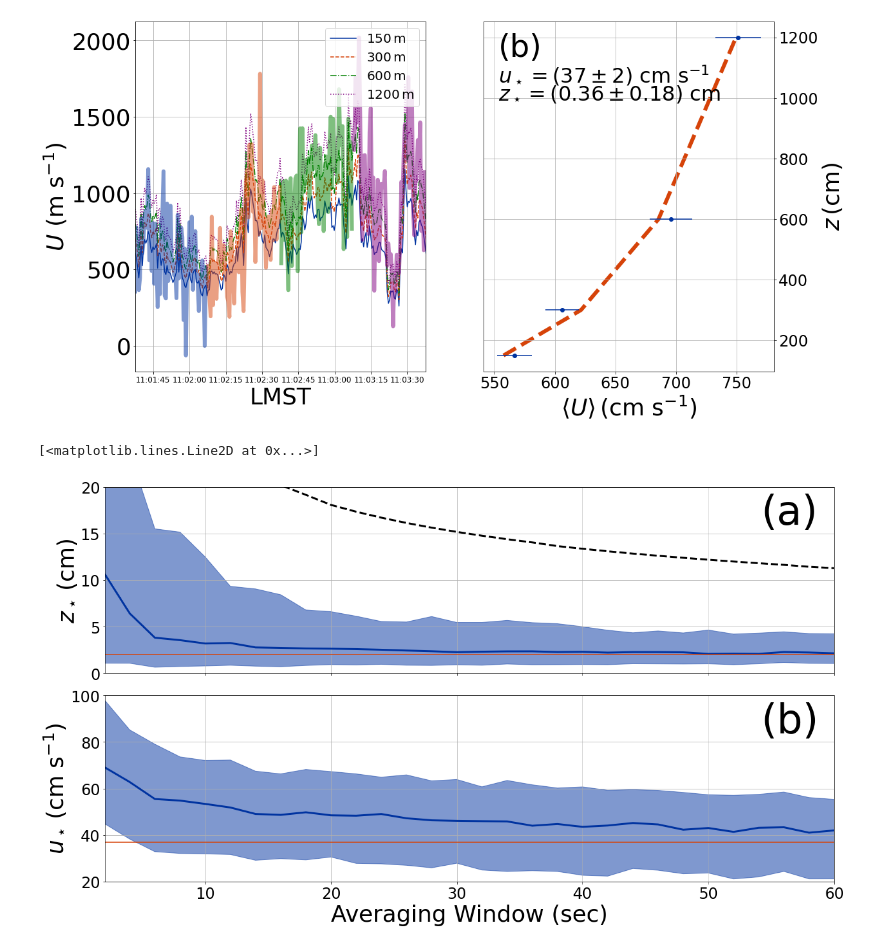
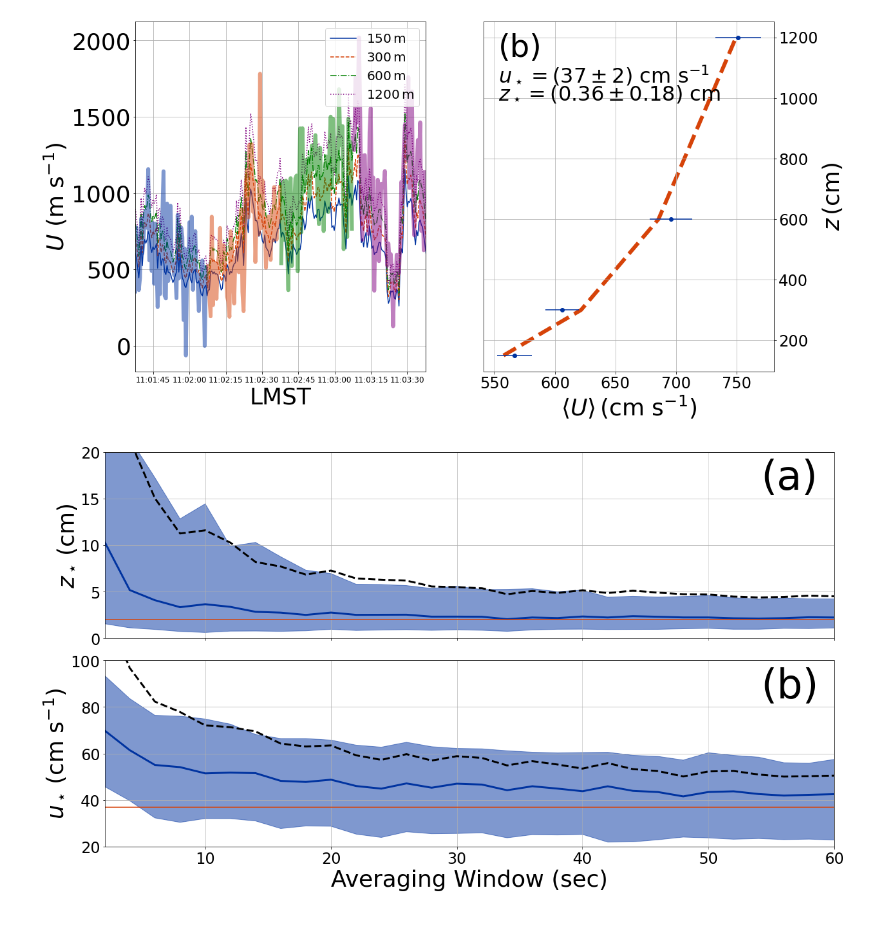
Before and after one commit to BoiseStatePlanetary/Optimizing-Number-and-Placement-of-Anemometers, a Jupyter notebook: figures and data/Synthetic_Mars_Wind_Profile.ipynb, the cells around one changed output. Cells and saved outputs as stored; diff of their text form; code cells hidden in the pictures.

Commit message:
Updated figures

```diff
--- a/figures and data/Synthetic_Mars_Wind_Profile.ipynb
+++ b/figures and data/Synthetic_Mars_Wind_Profile.ipynb
@@ -284,10 +284,13 @@ lower_quantile = 0.16
 # lower_ustar_sigmas = np.array([])
 # upper_ustar_sigmas = np.array([])
 
+# # Save the mean scatter
+# stds = np.array([])
+
 # for i in range(len(sample_times)):
-#     cur_saved_sample_times = np.array([])
 #     cur_zstars = np.array([])
 #     cur_ustars = np.array([])
+#     cur_stds = np.array([])
 
 #     for j in range(num_tries):
 
@@ -315,7 +318,7 @@ lower_quantile = 0.16
 #             ustar = calc_ustar_from_slope(kappa, popt[0])
 #             cur_ustars = np.append(ustar, cur_ustars)
 
-#             cur_saved_sample_times = np.append(sample_times[i].seconds, cur_saved_sample_times)
+#             cur_stds = np.append(std_windspeeds, cur_stds)
 
 #     zstars = np.append(np.quantile(cur_zstars, [median_quantile]), zstars)
 #     lower_sigma, upper_sigma = np.quantile(cur_zstars, [lower_quantile, upper_quantile]) -\
@@ -330,6 +333,8 @@ lower_quantile = 0.16
 #     upper_ustar_sigmas = np.append(upper_sigma, upper_ustar_sigmas)
 
 #     saved_sample_times = np.append(sample_times[i].seconds, saved_sample_times)
+
+#     stds = np.append(np.mean(cur_stds), stds)
 
 ax1.plot(saved_sample_times, zstars, color=BoiseState_blue, lw=3)
 ax1.fill_between(saved_sample_times, zstars - lower_zstar_sigmas,
@@ -344,38 +349,41 @@ ax1.axhline(saved_zstar, color=BoiseState_orange)
 ax1.set_ylabel(r'$z_\star\, \left({\rm cm}\right)$', fontsize=36)
 ax1.set_ylim([0, 20])
 ax1.set_xlim([2, 60])
 ax1.grid(True)
 ax1.tick_params(labelsize=24)
 ax1.text(0.9, 0.8, "(a)", fontsize=64, transform=ax1.transAxes)
 
 ax2.plot(saved_sample_times, ustars, color=BoiseState_blue, lw=3)
 ax2.fill_between(saved_sample_times, ustars - lower_ustar_sigmas,
                 ustars + upper_ustar_sigmas, color=BoiseState_blue, alpha=0.5)
 
 ax2.axhline(saved_ustar, color=BoiseState_orange)
 # ax2.fill_between(saved_sample_times, saved_ustar + saved_sigma_ustar, saved_ustar - saved_sigma_ustar,
 #                 color=BoiseState_orange, alpha=0.25)
 
 ax2.set_xlabel("Averaging Window (sec)", fontsize=36)
 ax2.set_ylabel(r'$u_\star\, \left({\rm cm\ s^{-1}}\right)$', fontsize=36)
 ax2.set_ylim([20, 100])
 ax2.tick_params(labelsize=24)
 ax2.grid(True)
 ax2.text(0.9, 0.8, "(b)", fontsize=64, transform=ax2.transAxes)
 
 plt.setp(ax1.get_xticklabels(), visible=False)
 plt.tight_layout()
 
 ### Add analytic errors ###
 sampling = (time[1] - time[0]).microseconds/1e6
 num_points = calc_num_points(saved_sample_times, sampling)
-scaled_sigma_over_ustar = np.mean(yerr)*np.sqrt(len(time))/np.sqrt(num_points)/saved_ustar
+scaled_sigma_over_ustar = stds/saved_ustar
 
-sigma_zstars = calc_analytic_fractional_zstar_uncertainty(len(zs), sigma_over_ustar=scaled_sigma_over_ustar,
-                                                          z0_over_zstar=np.min(zs)/saved_zstar)*saved_zstar
-ax1.plot(saved_sample_times, sigma_zstars + saved_zstar, color='k', lw=3, ls='--')
-# fig.savefig("synthetic_martian_wind_profile.jpg", dpi=300, bbox_inches="tight")
+sigma_zstars = calc_analytic_fractional_zstar_uncertainty(len(zs),
+      sigma_over_ustar=scaled_sigma_over_ustar, z0_over_zstar=np.min(zs)/saved_zstar)*zstars
+ax1.plot(saved_sample_times, sigma_zstars + zstars, color='k', lw=3, ls='--')
+
+sigma_ustars = calc_analytic_fractional_ustar_uncertainty(len(zs),
+        sigma_over_ustar=scaled_sigma_over_ustar)*ustars
+ax2.plot(saved_sample_times, sigma_ustars + ustars, color='k', lw=3, ls='--')
+fig.savefig("synthetic_martian_wind_profile.jpg", dpi=300, bbox_inches="tight")
 # %% [output]
-[<matplotlib.lines.Line2D at 0x...>]
-[figure, old version]
+[figure, new version]
 # %%
```
Also changed, not shown: parts of 1 cell of this notebook, 2 other files.
